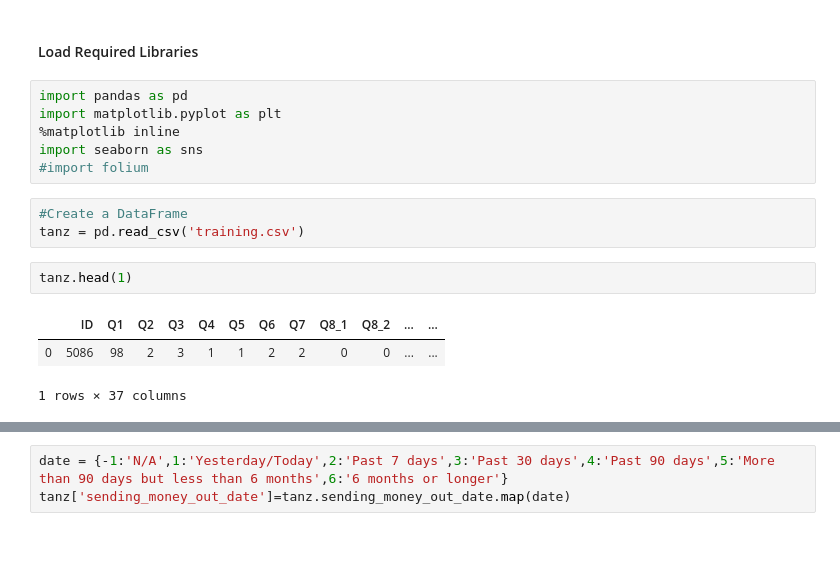
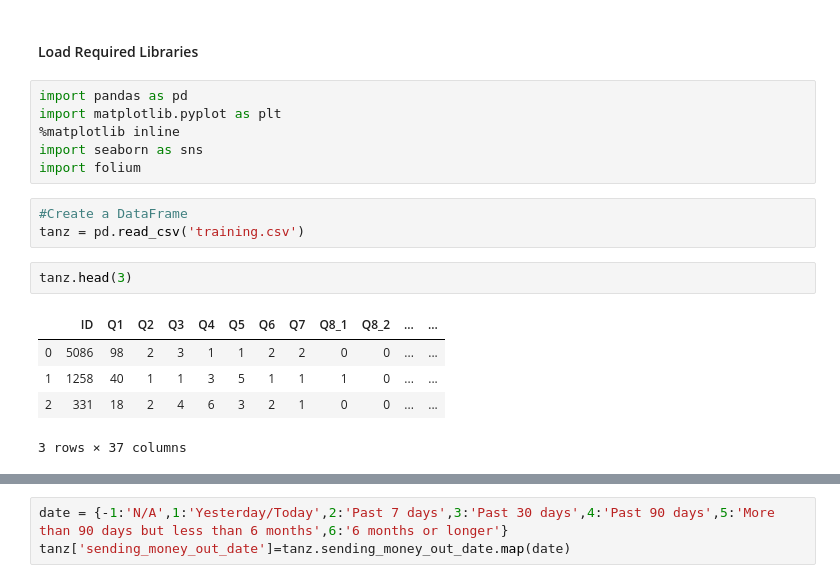
Before and after one commit to MphoKhotleng/Data-Visualization, a Jupyter notebook: Data_Viz_Fin_Services.ipynb, the cells around one changed output, grey strips where cells are left out. Cells and saved outputs as stored; diff of their text form; blank space fills up the shorter version.

```diff
--- a/Data_Viz_Fin_Services.ipynb
+++ b/Data_Viz_Fin_Services.ipynb
@@ -5,13 +5,15 @@ import pandas as pd
 import matplotlib.pyplot as plt
 %matplotlib inline
 import seaborn as sns
-#import folium
+import folium
 # %%
 #Create a DataFrame
 tanz = pd.read_csv('training.csv')
 # %%
-tanz.head(1)
+tanz.head(3)
 # %% [output]
 |  | ID | Q1 | Q2 | Q3 | Q4 | Q5 | Q6 | Q7 | Q8_1 | Q8_2 | ... | ... |
 | 0 | 5086 | 98 | 2 | 3 | 1 | 1 | 2 | 2 | 0 | 0 | ... | ... |
+| 1 | 1258 | 40 | 1 | 1 | 3 | 5 | 1 | 1 | 1 | 0 | ... | ... |
+| 2 | 331 | 18 | 2 | 4 | 6 | 3 | 2 | 1 | 0 | 0 | ... | ... |
-1 rows × 37 columns
+3 rows × 37 columns
```
Also changed, not shown: parts of 19 cells of this notebook.
